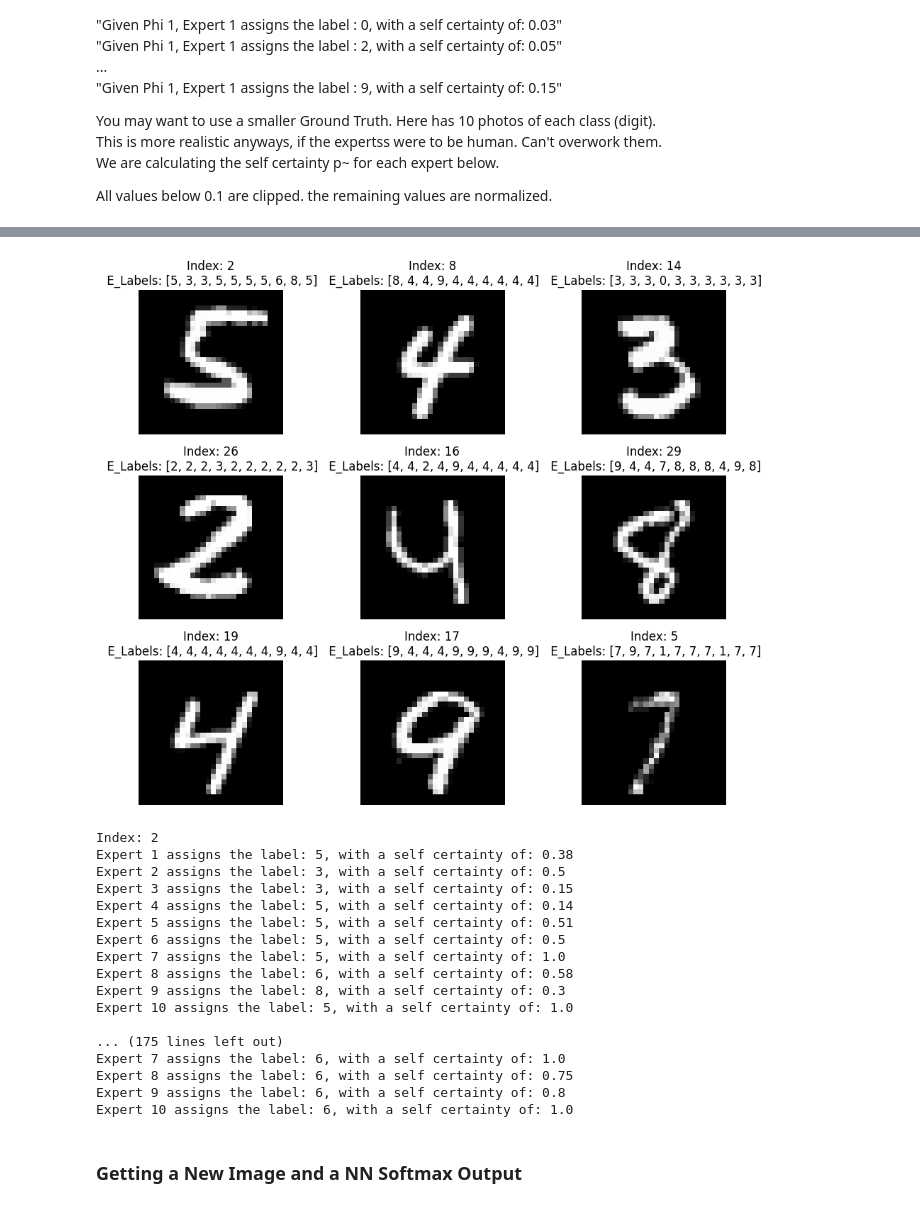
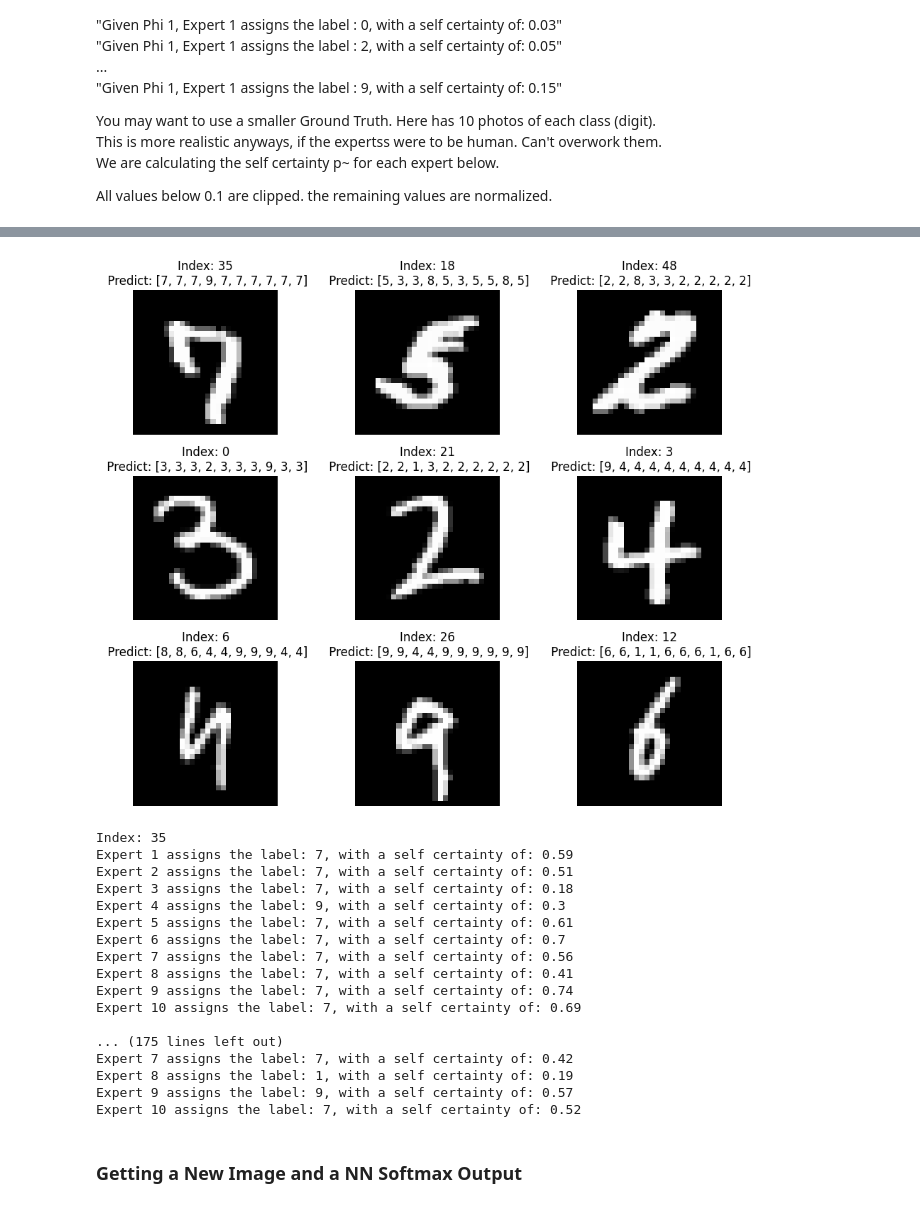
Before and after one commit to christopherwaight/BeliefNetworks, a Jupyter notebook: Main/Processing/BN_datfile_generator.ipynb, the cells around one changed output, grey strips where cells are left out. Drawn from its saved outputs; the diff is of its cells as text; code cells hidden in the pictures.

Commit message:
Updating to bring current
Added more data files

```diff
--- a/Main/Processing/BN_datfile_generator.ipynb
+++ b/Main/Processing/BN_datfile_generator.ipynb
@@ -8,10 +8,10 @@ This document creates a Dat File with the ratings of each expert, a NN output, a
 import os
 
 # Specify file path and number of examples of each class
-output_file_path = os.path.join("data_files", "prediction_results_30_xxx.dat")  # Construct the file path
+output_file_path = os.path.join("data_files", "prediction_results_50_final.dat")  # Construct the file path
 
 # Create a balanced subset of n*10 images, ensuring each digit 0-9 is represented equally
-indices_per_class = 3
+indices_per_class = 5
 # %% [markdown]
 ### 0.1 - Loading the Ground Truth Image Set (MNIST).
 
@@ -194,7 +197,7 @@ fig, axes = plt.subplots(nrows=3, ncols=3, figsize=(10, 8))
 for ax, index in zip(axes.flatten(), random_misclassified_indices):
     ax.imshow(subset_test_images[index].reshape(28, 28), cmap='gray')
     predictions_for_plot = [predicted_classes[i][index] for i in range(num_models)]  # Predictions from all models for this index
-    ax.set_title(f"Index: {index}\n E_Labels: {predictions_for_plot}")
+    ax.set_title(f"Index: {index}\n Predict: {predictions_for_plot}")
     ax.axis('off')
 
 plt.tight_layout()
@@ -223,21 +224,21 @@ WARNING:tensorflow:6 out of the last 6 calls to <function TensorFlowTrainer.make
-[figure, old version]
+[figure, new version]
-Index: 2
-Expert 1 assigns the label: 5, with a self certainty of: 0.38
-Expert 2 assigns the label: 3, with a self certainty of: 0.5
-Expert 3 assigns the label: 3, with a self certainty of: 0.15
-Expert 4 assigns the label: 5, with a self certainty of: 0.14
-Expert 5 assigns the label: 5, with a self certainty of: 0.51
-Expert 6 assigns the label: 5, with a self certainty of: 0.5
-Expert 7 assigns the label: 5, with a self certainty of: 1.0
-Expert 8 assigns the label: 6, with a self certainty of: 0.58
-Expert 9 assigns the label: 8, with a self certainty of: 0.3
-Expert 10 assigns the label: 5, with a self certainty of: 1.0
+Index: 35
+Expert 1 assigns the label: 7, with a self certainty of: 0.59
+Expert 2 assigns the label: 7, with a self certainty of: 0.51
+Expert 3 assigns the label: 7, with a self certainty of: 0.18
+Expert 4 assigns the label: 9, with a self certainty of: 0.3
+Expert 5 assigns the label: 7, with a self certainty of: 0.61
+Expert 6 assigns the label: 7, with a self certainty of: 0.7
+Expert 7 assigns the label: 7, with a self certainty of: 0.56
+Expert 8 assigns the label: 7, with a self certainty of: 0.41
+Expert 9 assigns the label: 7, with a self certainty of: 0.74
+Expert 10 assigns the label: 7, with a self certainty of: 0.69
 
 ... (175 lines left out)
-Expert 7 assigns the label: 6, with a self certainty of: 1.0
-Expert 8 assigns the label: 6, with a self certainty of: 0.75
-Expert 9 assigns the label: 6, with a self certainty of: 0.8
-Expert 10 assigns the label: 6, with a self certainty of: 1.0
+Expert 7 assigns the label: 7, with a self certainty of: 0.42
+Expert 8 assigns the label: 1, with a self certainty of: 0.19
+Expert 9 assigns the label: 9, with a self certainty of: 0.57
+Expert 10 assigns the label: 7, with a self certainty of: 0.52
 # %% [markdown]
 ### Getting a New Image and a NN Softmax Output
 # %%
```
Also changed, not shown: parts of 12 cells of this notebook, 11 other files.
